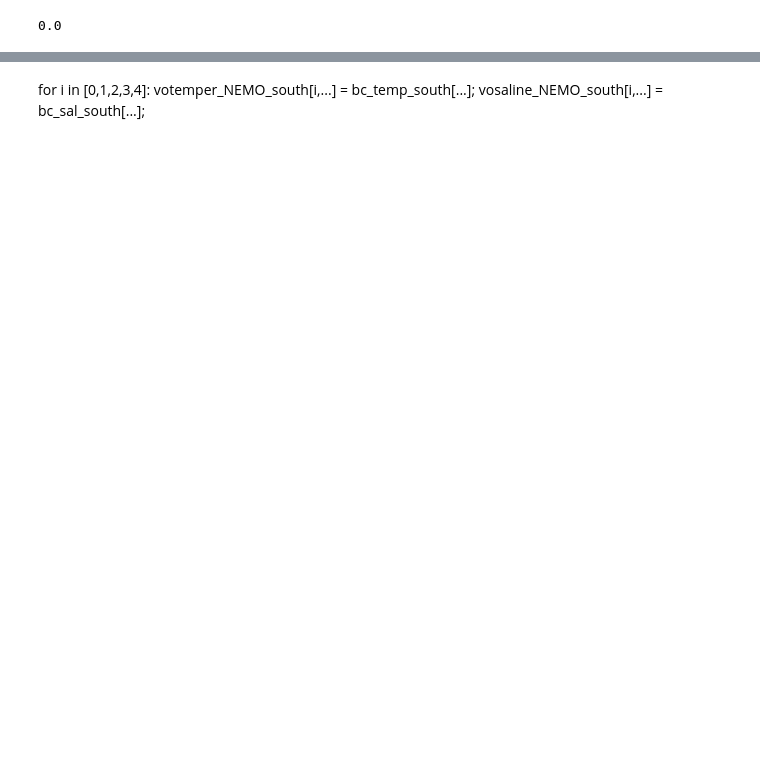
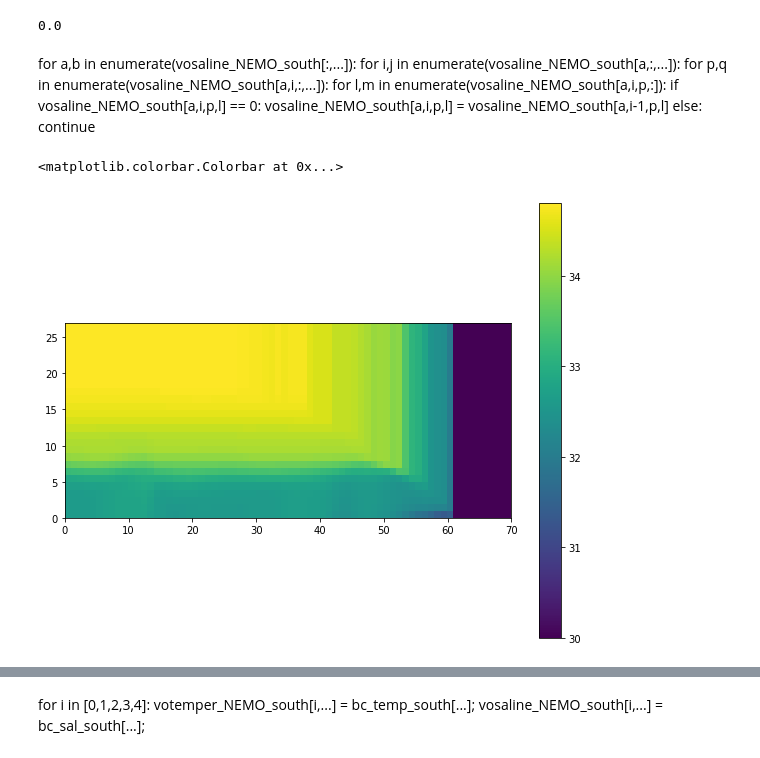
Before and after one commit to UBC-MOAD/wcvi, a Jupyter notebook: grid/Vertical_Interpolation_to_NEMO_levels_Writing_final_BC.ipynb, the cells around one changed output, grey strips where cells are left out. Saved outputs shown, nothing was run; the diff lists cells and outputs as text; code cells hidden in the pictures; blank space fills up the shorter version.

```diff
--- a/grid/Vertical_Interpolation_to_NEMO_levels_Writing_final_BC.ipynb
+++ b/grid/Vertical_Interpolation_to_NEMO_levels_Writing_final_BC.ipynb
@@ -636,3 +831,20 @@ plt.pcolormesh(vosaline_NEMO_south[0,:,3,:], vmin =30)
 np.min(vosaline_NEMO_south[0,:,3,:])
 # %% [output]
 0.0
+# %% [markdown]
+for a,b in enumerate(vosaline_NEMO_south[:,...]):
+    for i,j in enumerate(vosaline_NEMO_south[a,:,...]):
+        for p,q in enumerate(vosaline_NEMO_south[a,i,:,...]):
+            for l,m in enumerate(vosaline_NEMO_south[a,i,p,:]):
+                if vosaline_NEMO_south[a,i,p,l] == 0:
+                    vosaline_NEMO_south[a,i,p,l] = vosaline_NEMO_south[a,i-1,p,l]
+                else:
+                    continue
+# %%
+fig, ax = plt.subplots(1, 1, figsize=(10, 8))
+viz_tools.set_aspect(ax)
+mesh = ax.pcolormesh(vosaline_NEMO_south[0,:,3,:], vmin =30)
+fig.colorbar(mesh)
+# %% [output]
+<matplotlib.colorbar.Colorbar at 0x...>
+[figure, added]
```
Also changed, not shown: parts of 39 cells of this notebook, 4 other files.
